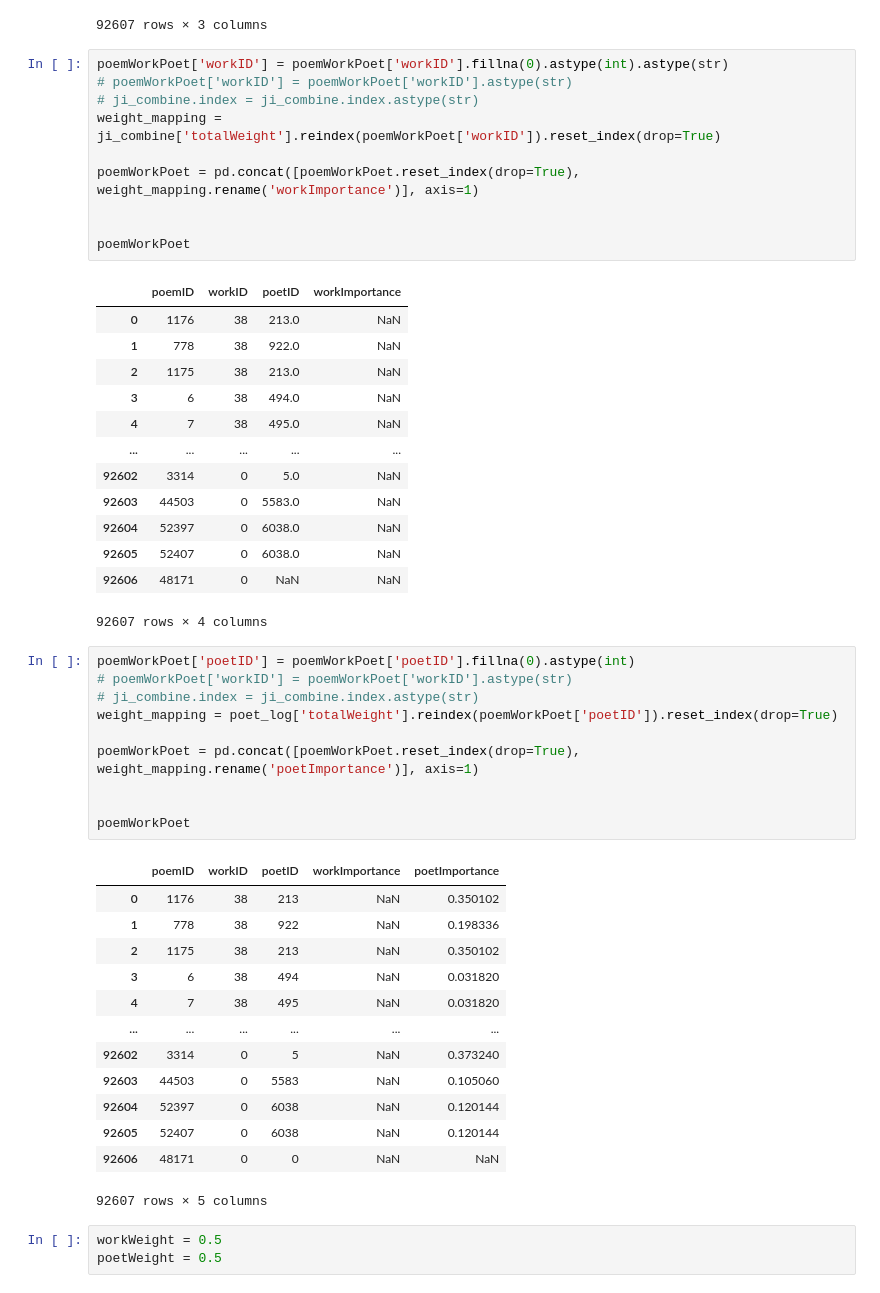
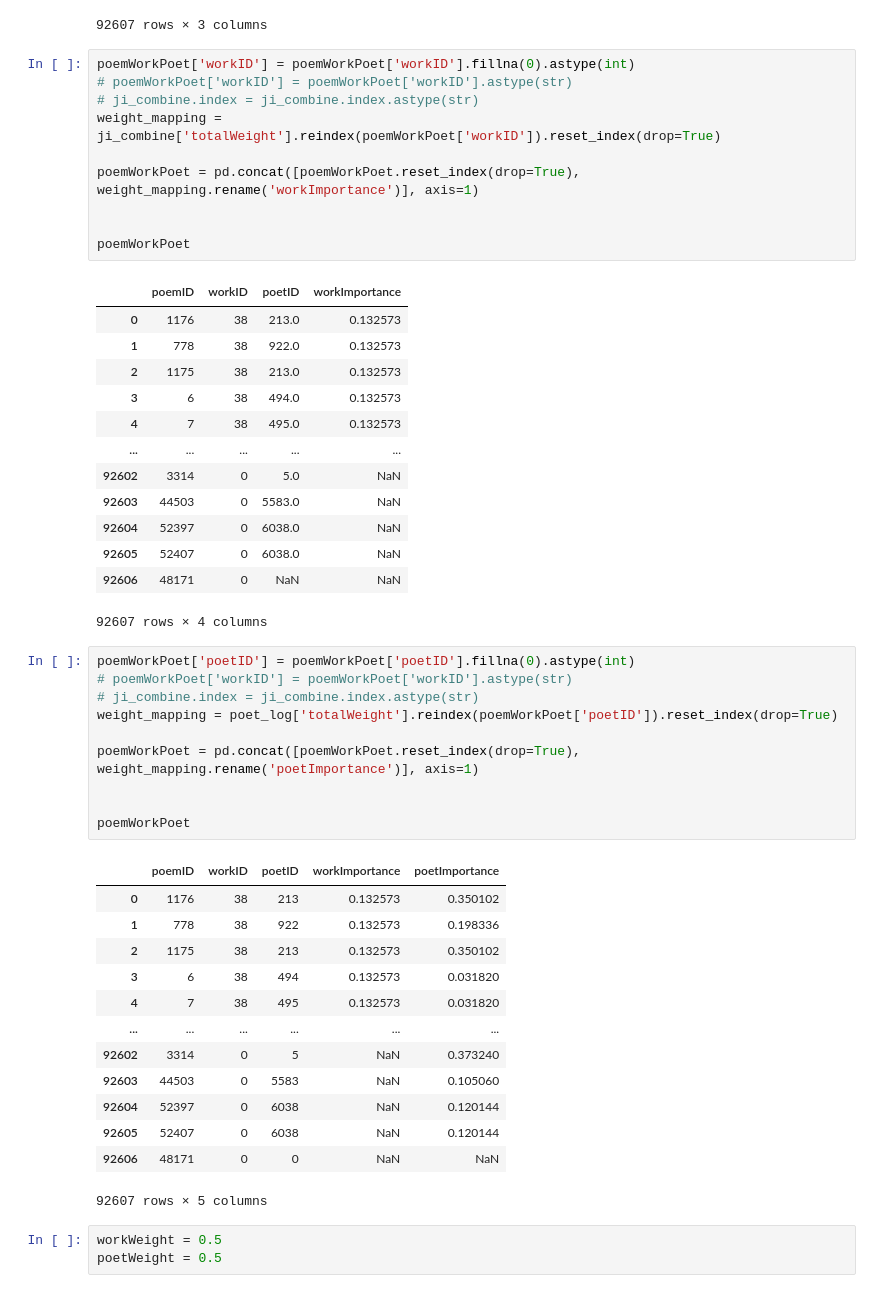
Before and after one commit to April-lemonade/LitRank, a Jupyter notebook: EDA/ImportanceEvaluation.ipynb, the cells around one changed output. Saved outputs shown, nothing was run; the diff lists cells and outputs as text.

```diff
--- a/EDA/ImportanceEvaluation.ipynb
+++ b/EDA/ImportanceEvaluation.ipynb
@@ -1045,22 +1045,22 @@ poemWorkPoet
 | 92606 | 48171 | NaN | NaN |
 92607 rows × 3 columns
 # %%
-poemWorkPoet['workID'] = poemWorkPoet['workID'].fillna(0).astype(int).astype(str)
+poemWorkPoet['workID'] = poemWorkPoet['workID'].fillna(0).astype(int)
 # poemWorkPoet['workID'] = poemWorkPoet['workID'].astype(str)
 # ji_combine.index = ji_combine.index.astype(str)
 weight_mapping = ji_combine['totalWeight'].reindex(poemWorkPoet['workID']).reset_index(drop=True)
 
 poemWorkPoet = pd.concat([poemWorkPoet.reset_index(drop=True), weight_mapping.rename('workImportance')], axis=1)
 
 
 poemWorkPoet
 # %% [output]
 |  | poemID | workID | poetID | workImportance |
-| 0 | 1176 | 38 | 213.0 | NaN |
-| 1 | 778 | 38 | 922.0 | NaN |
-| 2 | 1175 | 38 | 213.0 | NaN |
-| 3 | 6 | 38 | 494.0 | NaN |
-| 4 | 7 | 38 | 495.0 | NaN |
+| 0 | 1176 | 38 | 213.0 | 0.132573 |
+| 1 | 778 | 38 | 922.0 | 0.132573 |
+| 2 | 1175 | 38 | 213.0 | 0.132573 |
+| 3 | 6 | 38 | 494.0 | 0.132573 |
+| 4 | 7 | 38 | 495.0 | 0.132573 |
 | ... | ... | ... | ... | ... |
 | 92602 | 3314 | 0 | 5.0 | NaN |
 | 92603 | 44503 | 0 | 5583.0 | NaN |
@@ -1080,11 +1080,11 @@ poemWorkPoet = pd.concat([poemWorkPoet.reset_index(drop=True), weight_mapping.re
 poemWorkPoet
 # %% [output]
 |  | poemID | workID | poetID | workImportance | poetImportance |
-| 0 | 1176 | 38 | 213 | NaN | 0.350102 |
-| 1 | 778 | 38 | 922 | NaN | 0.198336 |
-| 2 | 1175 | 38 | 213 | NaN | 0.350102 |
-| 3 | 6 | 38 | 494 | NaN | 0.031820 |
-| 4 | 7 | 38 | 495 | NaN | 0.031820 |
+| 0 | 1176 | 38 | 213 | 0.132573 | 0.350102 |
+| 1 | 778 | 38 | 922 | 0.132573 | 0.198336 |
+| 2 | 1175 | 38 | 213 | 0.132573 | 0.350102 |
+| 3 | 6 | 38 | 494 | 0.132573 | 0.031820 |
+| 4 | 7 | 38 | 495 | 0.132573 | 0.031820 |
 | ... | ... | ... | ... | ... | ... |
 | 92602 | 3314 | 0 | 5 | NaN | 0.373240 |
 | 92603 | 44503 | 0 | 5583 | NaN | 0.105060 |
```
Also changed, not shown: parts of 1 cell of this notebook, 1 other file.
